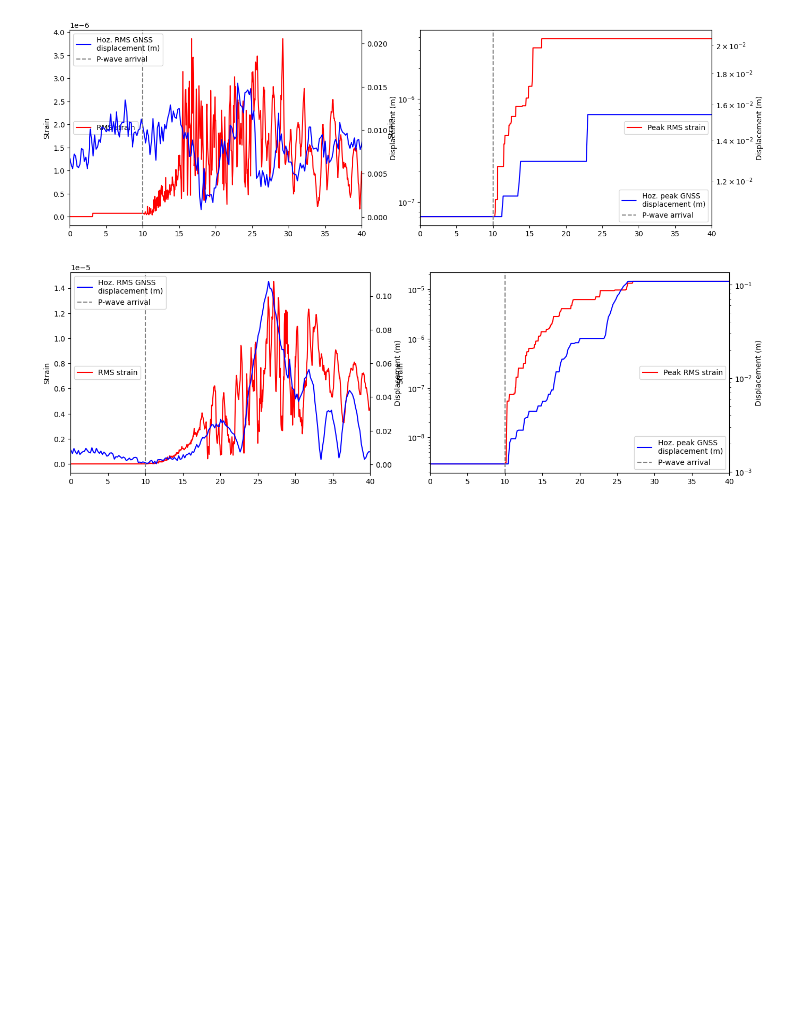
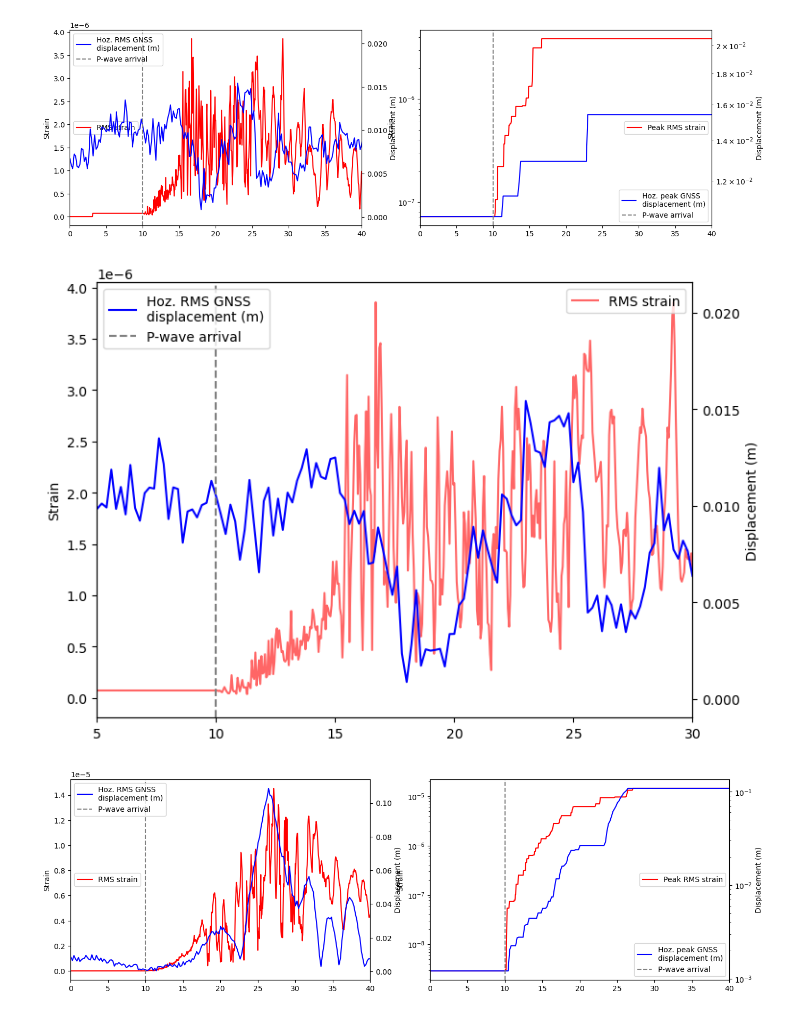
Before and after one commit to UO-Geophysics/strain, a Jupyter notebook: ipynbs/plot_RC_P593_vs_B917.ipynb, the cells around one changed output. Saved outputs shown, nothing was run; the diff lists cells and outputs as text; code cells hidden in the pictures; blank space fills up the shorter version.

```diff
--- a/ipynbs/plot_RC_P593_vs_B917.ipynb
+++ b/ipynbs/plot_RC_P593_vs_B917.ipynb
@@ -71,6 +72,56 @@ ax4.semilogy()
 ax4.legend(loc = 'lower right');
 # %% [output]
 [figure]
+# %%
+# Motivation figure
+
+# M6.4
+
+# GNSS data
+p593_rms_gnss_rt = np.load(gnss_path + 'M6.4/P593/hoz_rms_pub_rt_data.npy')
+p593_rms_gnss_1hz = np.load(gnss_path + 'M6.4/P593/hoz_rms_pub_proc_1hz_data.npy')
+p593_rms_gnss_5hz = np.load(gnss_path + 'M6.4/P593/hoz_rms_pub_proc_5hz_data.npy')
+
+p593_peak_gnss_rt = np.load(gnss_path + 'M6.4/P593/peak_pub_rt.npy')
+p593_peak_gnss_1hz = np.load(gnss_path + 'M6.4/P593/peak_pub_proc_1hz.npy')
+p593_peak_gnss_5hz = np.load(gnss_path + 'M6.4/P593/peak_pub_proc_5hz.npy')
+
+p593_times_gnss_rt = np.load(gnss_path + 'M6.4/P593/pub_rt_times.npy')
+p593_times_gnss_1hz = np.load(gnss_path + 'M6.4/P593/pub_proc_1hz_times.npy')
+p593_times_gnss_5hz = np.load(gnss_path + 'M6.4/P593/pub_proc_5hz_times.npy')
+
+# P arrival time
+
+p_arrs_array = np.load(gnss_path + 'M6.4/pub_p_arrs.npy')
+i = np.where(p_arrs_array[:,0] == 'P593')[0][0]
+gnss_p_arr_time = float(p_arrs_array[i,1])
+
+shift_by = gnss_p_arr_time - 10
+p593_times_gnss_5hz = p593_times_gnss_5hz - shift_by
+
+# Strain data
+B917_rms_strain = read(strain_path + 'trimmed/2019-07-04_M6.4/B917.mseed')
+B917_peak_strain = read(strain_path + 'peak_post_p/2019-07-04_M6.4/B917.mseed')
+
+B917_rms_strain_times = B917_rms_strain[0].times()
+
+fig = plt.figure(figsize = (8,6), dpi = 100)
+
+ax1 = fig.add_subplot(111)
+
+ax1.plot(B917_rms_strain_times, B917_rms_strain[0].data, color = 'red', label = 'RMS strain', alpha = 0.6)
+ax1.set_xlim(5,30)
+ax1.set_ylabel('Strain')
+ax1.legend(loc = 'upper right')
+
+ax2 = ax1.twinx()
+ax2.plot(p593_times_gnss_5hz, p593_rms_gnss_5hz, color = 'blue', label = 'Hoz. RMS GNSS\ndisplacement (m)')
+ax2.axvline(10, color = 'gray', linestyle = '--', label = 'P-wave arrival')
+ax2.legend(loc = 'upper left')
+ax2.set_xlabel('Time (s)')
+ax2.set_ylabel('Displacement (m)');
+# %% [output]
+[figure, added]
 # %%
 # M7.1
 
```
Also changed, not shown: parts of 2 cells of this notebook, 2 other files.
